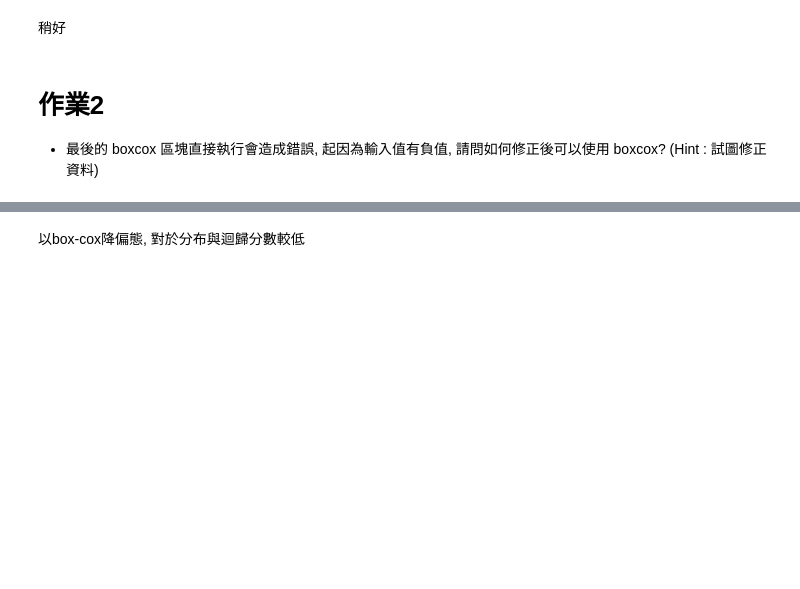
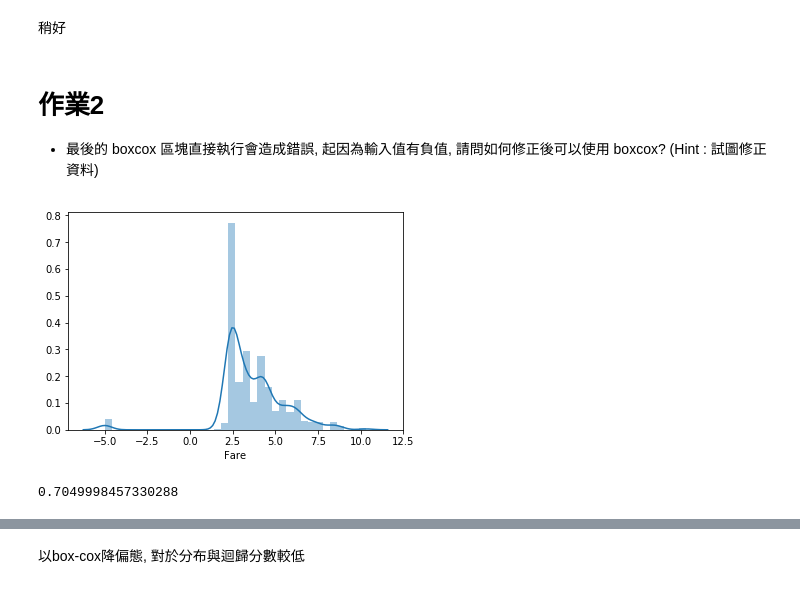
Before and after one commit to tom12059733/2nd-ML100Days, a Jupyter notebook: homework/Day_021_HW.ipynb, the cells around one changed output, grey strips where cells are left out. Cells and saved outputs as stored; diff of their text form; code cells hidden in the pictures; blank space fills up the shorter version.

```diff
--- a/homework/Day_021_HW.ipynb
+++ b/homework/Day_021_HW.ipynb
@@ -106,8 +104,20 @@ cross_val_score(estimator, train_X, train_Y, cv=5).mean()
 # %%
 # 將 Fare 取 boxcox 後, 看散佈圖, 並計算分數 (執行會有 error, 請試圖修正)
 from scipy import stats
 df_fixed = copy.deepcopy(df)
 
 # boxcox不能有負值或0，把Fare裡的0改成0.001(影響不大)
 df_fixed.loc[df['Fare']==0]=0.0001
+df_fixed['Fare'] = stats.boxcox(df_fixed['Fare'], lmbda=0.15)
+
+sns.distplot(df_fixed['Fare'][:train_num])
+plt.show()
+
+df_fixed = MMEncoder.fit_transform(df_fixed)
+train_X = df_fixed[:train_num]
+estimator = LogisticRegression()
+cross_val_score(estimator, train_X, train_Y, cv=5).mean()
+# %% [output]
+[figure, added]
+0.7049998457330288
 # %%
```
Also changed, not shown: parts of 4 cells of this notebook.
